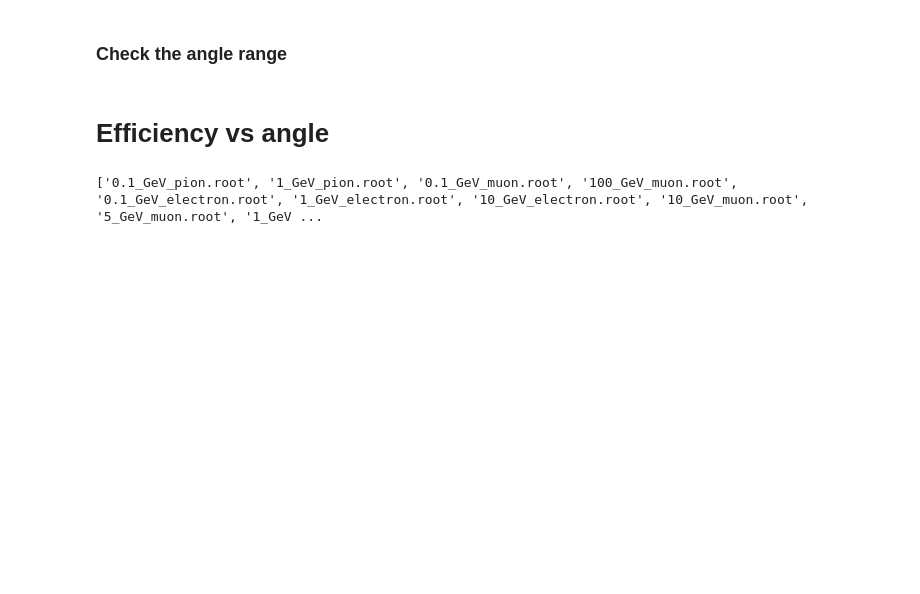
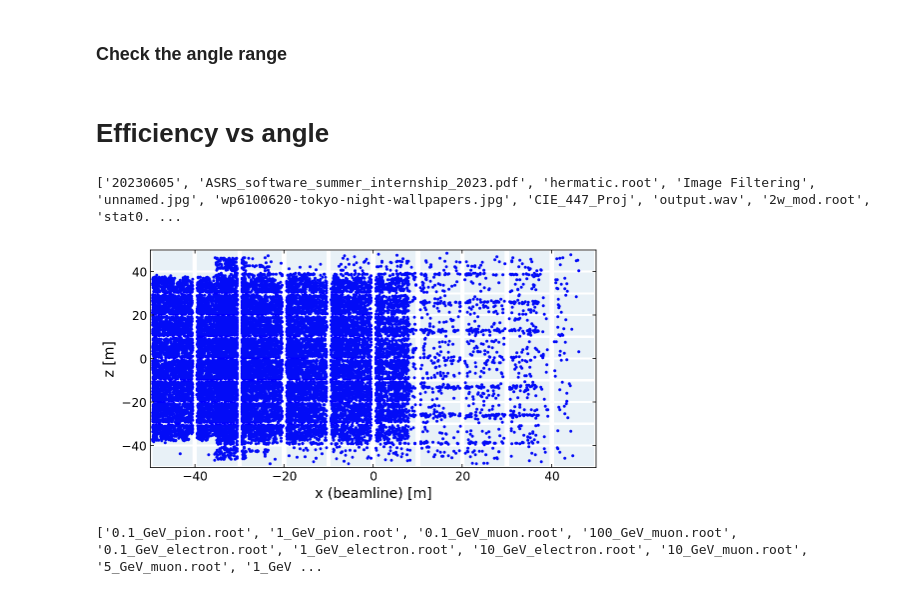
Before and after one commit to Abdulrahma-M/Mathusla_Effeciency_Grid, a Jupyter notebook: 05_single_track_study-large_angle.ipynb, the cells around one changed output. Drawn from its saved outputs; the diff is of its cells as text; code cells hidden in the pictures; blank space fills up the shorter version.

```diff
--- a/05_single_track_study-large_angle.ipynb
+++ b/05_single_track_study-large_angle.ipynb
@@ -92,0 +99,10 @@ filenames =[]
+# %%
+Data_Dir="/home/knownothing/Downloads/20230605/063043/"
+Data_Dir_="/home/knownothing/Downloads/"
+entries = os.listdir(Data_Dir_)
+filenames=[]
+for file in entries:
+    filenames.append(file)
+print(filenames)
+# %% [output]
+['20230605', 'ASRS_software_summer_internship_2023.pdf', 'hermatic.root', 'Image Filtering', 'unnamed.jpg', 'wp6100620-tokyo-night-wallpapers.jpg', 'CIE_447_Proj', 'output.wav', '2w_mod.root', 'stat0. ...
@@ -93,3 +114,31 @@ filenames =[]
+# %%
+data=dict_[0]
+reco=data["recon"]
+truth=data["truth"]
+# %%
+fig,axs=plt.subplots(figsize=(8,4))
+xlabels=["x (beamline) [m]", "z [m]"]
+track=[]
+x=[]
+z=[]
+for i in range(len(truth)):
+    if data["floor_hit"][i]==True:
+        track.append(util.coord_cms2det([reco[i][0],reco[i][1],reco[i][2]]))
+    else:
+        continue
+for i in range(len(track)):
+    x.append(track[i][0])
+    z.append(track[i][1])
+
+axs.scatter(x,z, marker=".",color="b",linewidths=0.005)
+vis.drawdet_xy(axis=axs)
+axs.set_xlabel(xlabels[0])
+axs.set_ylabel(xlabels[1])
+ylim(-50,50)
+xlim(-50,50)
+plt.show()
+# %% [output]
+[figure, added]
 # %%
 Data_Dir="/home/cfpuser/Mathusla/Mathusla_Effeciency_Grid-main/Data/wide_angle/Results"
 entries = os.listdir(Data_Dir)
```
Also changed, not shown: parts of 22 cells of this notebook.
